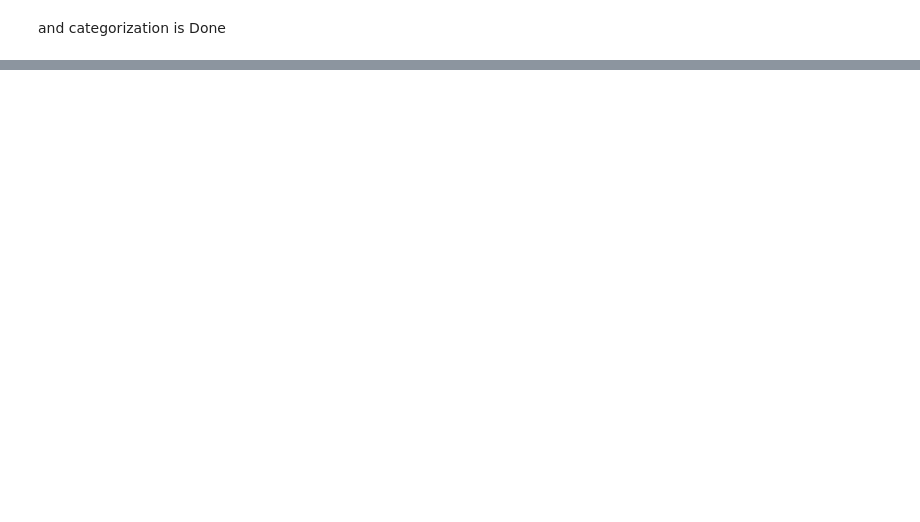
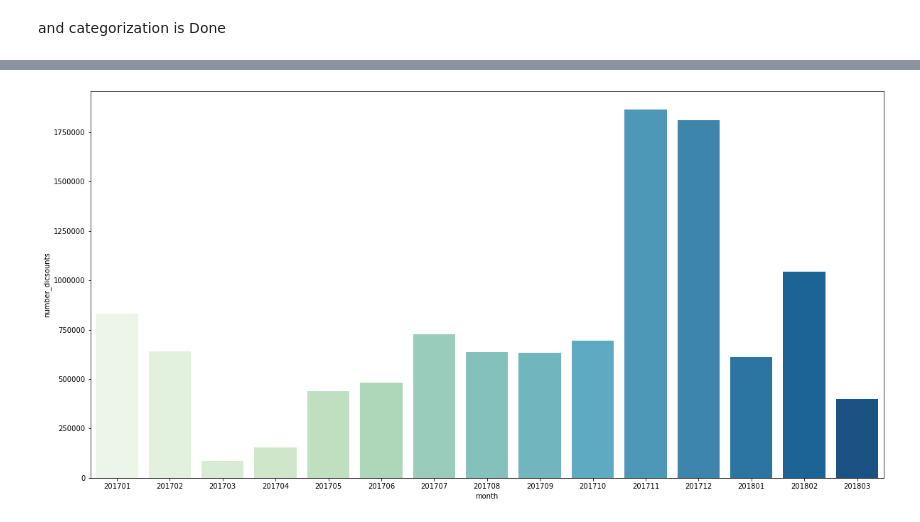
Before and after one commit to sherwan-m/Eniac_Analyze_Discounts, a Jupyter notebook: data_cleaning.ipynb, the cells around one changed output, grey strips where cells are left out. Cells and saved outputs as stored; diff of their text form; code cells hidden in the pictures; blank space fills up the shorter version.

```diff
--- a/data_cleaning.ipynb
+++ b/data_cleaning.ipynb
@@ -1363,0 +1618,34 @@ and categorization is Done
+# %%
+discount_month_result = (
+orderlines_cleaned
+      .loc[orderlines_cleaned['id_order'].isin(orders_complated['order_id'])]
+      .assign(total_price = orderlines_cleaned['product_quantity']*orderlines_cleaned['unit_price'])
+      .assign(year = orders['created_date'].dt.strftime('%Y'),
+                        month = orders['created_date'].dt.strftime('%Y') + orders['created_date'].dt.strftime('%m'))
+      .groupby(['month'])
+      .agg(number_dicsounts=('total_price' , 'sum'))
+      .reset_index()
+)
+discount_month_result
+plt.subplots(figsize=(20, 10))
+
+# months = ['Jan', 'Feb', 'Mar', 'Apr', 'May', 'Jun',
+#           'Jul', 'Aug', 'Sep', 'Oct', 'Nov', 'Dec']
+
+p = sns.barplot(
+    data=discount_month_result,
+    x='month',
+    y='number_dicsounts',
+    # hue= 'discount_category',
+    # order=months,
+    palette='GnBu',
+
+)
+plt.ticklabel_format(style='plain', axis='y') # remove scientific notation for the y axis
+# plt.ylim(0,100000)
+# # # plt.xlabel('Month')
+# # plt.ylabel('Number of Orders')
+# # plt.title('2017 Orders')
+plt.show()
+# %% [output]
+[figure, added]
```
Also changed, not shown: parts of 17 cells of this notebook.
